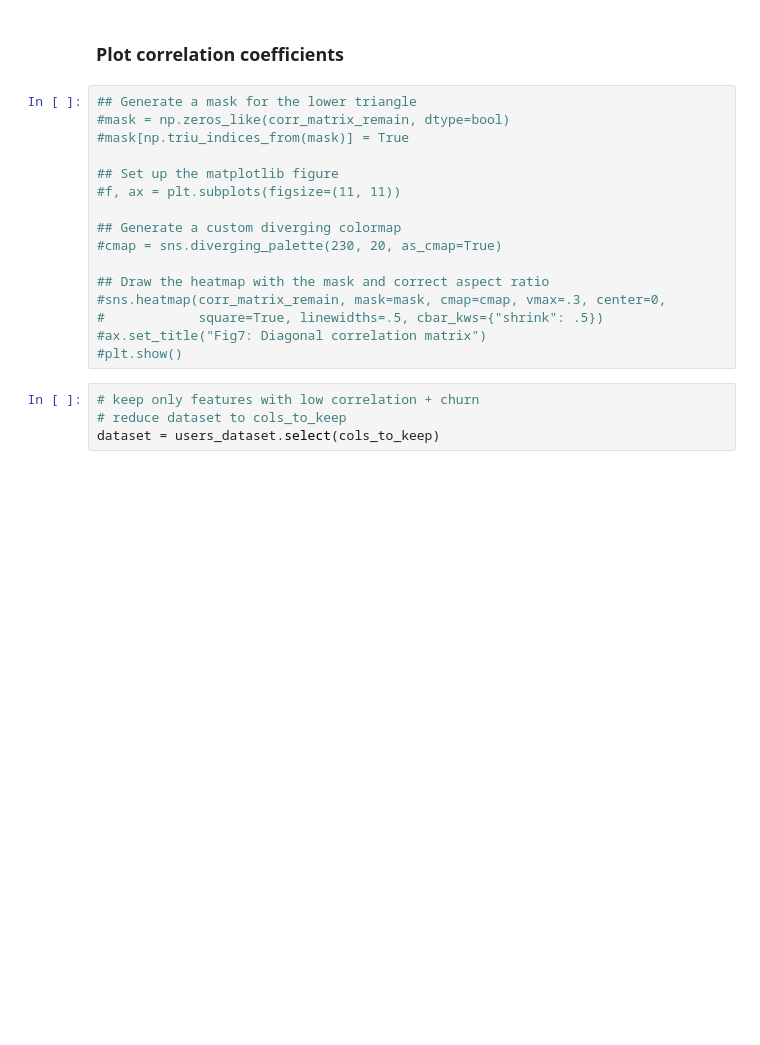
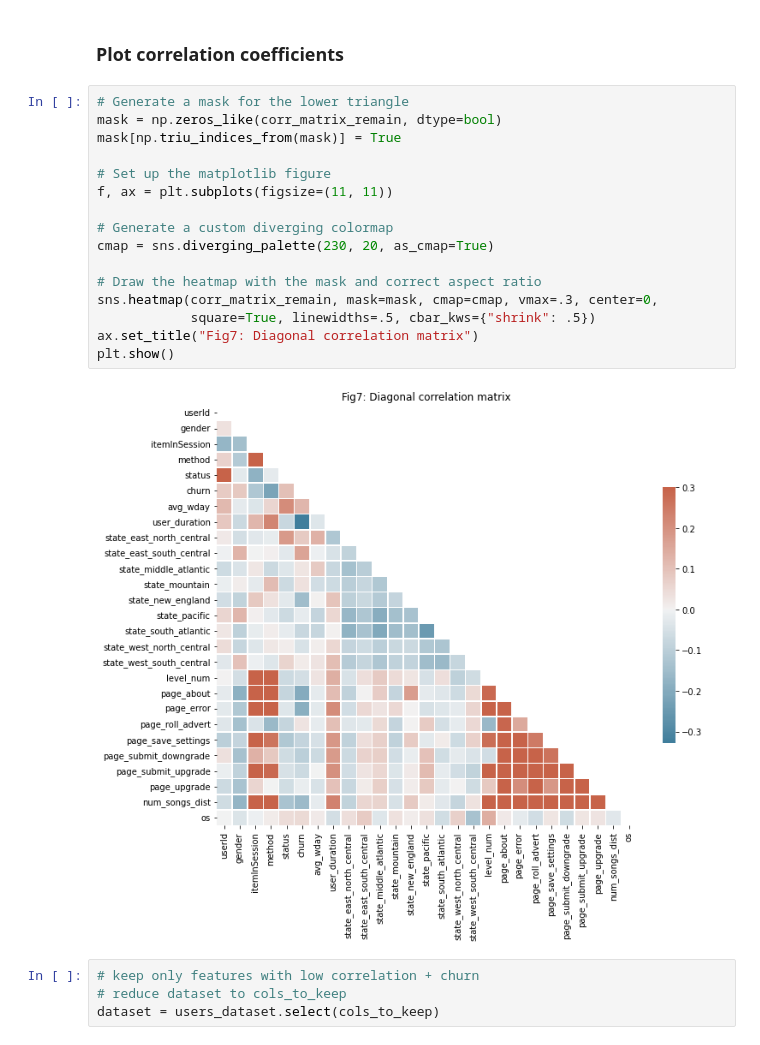
Before and after one commit to LollaPie/Sparkify, a Jupyter notebook: Sparkify.ipynb, the cells around one changed output. Cells and saved outputs as stored; diff of their text form; blank space fills up the shorter version.

```diff
--- a/Sparkify.ipynb
+++ b/Sparkify.ipynb
@@ -788,21 +855,23 @@ corr_matrix_remain.shape
 # %% [markdown]
 ### Plot correlation coefficients
 # %%
-## Generate a mask for the lower triangle
-#mask = np.zeros_like(corr_matrix_remain, dtype=bool)
-#mask[np.triu_indices_from(mask)] = True
+# Generate a mask for the lower triangle
+mask = np.zeros_like(corr_matrix_remain, dtype=bool)
+mask[np.triu_indices_from(mask)] = True
 
-## Set up the matplotlib figure
-#f, ax = plt.subplots(figsize=(11, 11))
+# Set up the matplotlib figure
+f, ax = plt.subplots(figsize=(11, 11))
 
-## Generate a custom diverging colormap
-#cmap = sns.diverging_palette(230, 20, as_cmap=True)
+# Generate a custom diverging colormap
+cmap = sns.diverging_palette(230, 20, as_cmap=True)
 
-## Draw the heatmap with the mask and correct aspect ratio
-#sns.heatmap(corr_matrix_remain, mask=mask, cmap=cmap, vmax=.3, center=0,
-#            square=True, linewidths=.5, cbar_kws={"shrink": .5})
-#ax.set_title("Fig7: Diagonal correlation matrix")
-#plt.show()
+# Draw the heatmap with the mask and correct aspect ratio
+sns.heatmap(corr_matrix_remain, mask=mask, cmap=cmap, vmax=.3, center=0,
+            square=True, linewidths=.5, cbar_kws={"shrink": .5})
+ax.set_title("Fig7: Diagonal correlation matrix")
+plt.show()
+# %% [output]
+[figure, added]
 # %%
 # keep only features with low correlation + churn
 # reduce dataset to cols_to_keep
```
Also changed, not shown: parts of 43 cells of this notebook.
